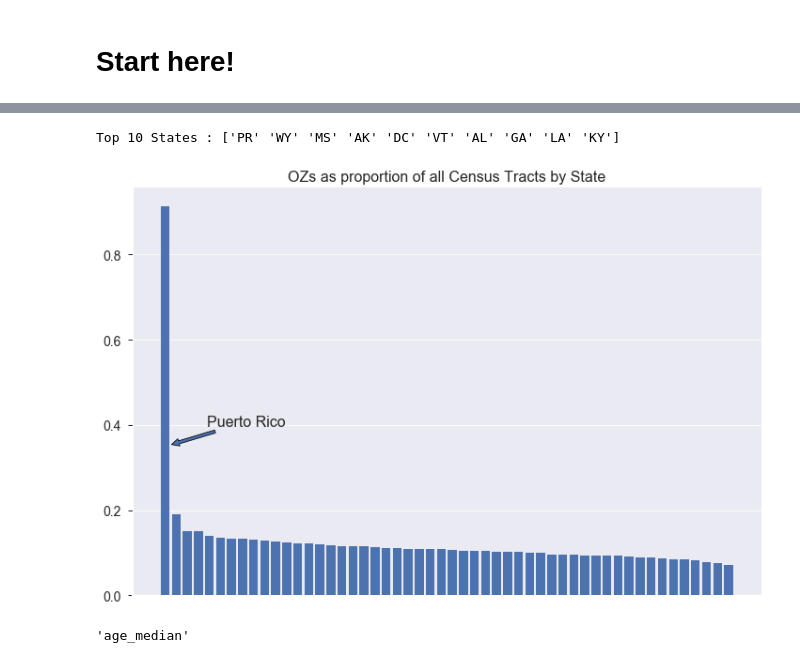
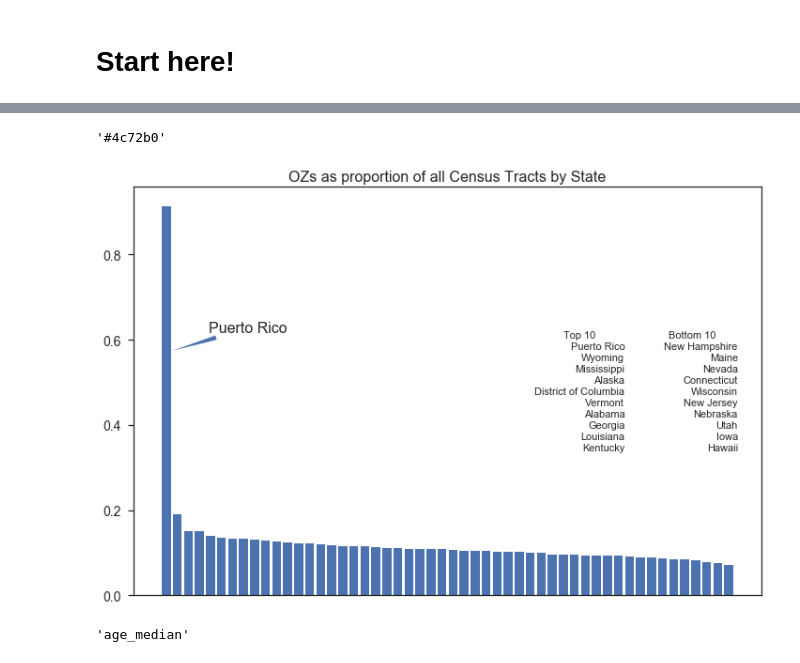
Before and after one commit to paxtonhyde/opportunity-zones, a Jupyter notebook: notebooks/eda.ipynb, the cells around one changed output, grey strips where cells are left out. Drawn from its saved outputs; the diff is of its cells as text; code cells hidden in the pictures.

```diff
--- a/notebooks/eda.ipynb
+++ b/notebooks/eda.ipynb
@@ -67,3 +68,9 @@ state_info.to_pickle(f"{data_directory}/states.pkl")
 # Start here!
 # %%
 state_info = pd.read_pickle(f"{data_directory}/states.pkl")
+# %%
+a = state_info.name.values[sort_i][:10]
+b = state_info.name.values[sort_i][-10:]
+
+table_text = np.array([ [pair[0], pair[1]] for pair in zip(a, b) ])
+headers = ['Top 10', 'Bottom 10']
@@ -70,25 +90,36 @@ state_info = pd.read_pickle(f"{data_directory}/states.pkl")
+# %%
+sns.set_style(style={'axes.spines.left': True,
+ 'axes.spines.bottom': True})
+sns.set_context(rc = {'patch.linewidth': 0.0})
+palette = sns.color_palette(palette='deep')
+palette.as_hex()[0]
+# %% [output]
+'#4c72b0'
 # %%
 ## OZs as proportion of all census tracts in a state
-sns.set_context('paper')
 fig, ax = plt.subplots(figsize=(12,8))
 
 p_ozs = state_info['n_ozs'].values / state_info['n_tracts'].values
+y = p_ozs[sort_i]
 sort_i = np.argsort(p_ozs)[::-1]
 x = np.arange(len(p_ozs))
 
-ax.bar(x, p_ozs[sort_i], label = f"Top 10 States : \n {state_info.abbr.values[sort_i][:10]}")
+ax.bar(x, y, label = f"Top 10 States : \n {state_info.abbr.values[sort_i][:10]}", color=palette.as_hex()[0])
 ax.set_title("OZs as proportion of all Census Tracts by State", fontsize=16)
 ax.set_xticks([])
 ax.set_yticklabels(np.round(ax.get_yticks(), 2), fontsize=14)
-ax.annotate('Puerto Rico', (40, 160), xytext = (80, 180),\
-            xycoords='axes points', arrowprops={'arrowstyle':'simple'}, fontsize=16)
+ax.annotate('Puerto Rico', (40, 260), xytext = (80, 280),\
+            xycoords='axes points', arrowprops={'arrowstyle':'wedge'}, fontsize=16)
+
+t = plt.table(cellText=table_text, colLabels=headers, colWidths=[0.18 for i in range(len(table_text))],\
+              loc=6, fontsize=14)
+ax.add_table(t)
+
 #fig.legend(loc=(10,10))
 
 plt.savefig(f"{images_directory}/ozs_by_states.png", dpi=120)
-print(f"Top 10 States : {state_info.abbr.values[sort_i][:10]}")
 # %% [output]
-Top 10 States : ['PR' 'WY' 'MS' 'AK' 'DC' 'VT' 'AL' 'GA' 'LA' 'KY']
-[figure, old version]
+[figure, new version]
 # %%
 # Tracts by state w/o Puerto Rico
 # fig, ax = plt.subplots(figsize=(12,8))
```
Also changed, not shown: parts of 15 cells of this notebook, 8 other files.
